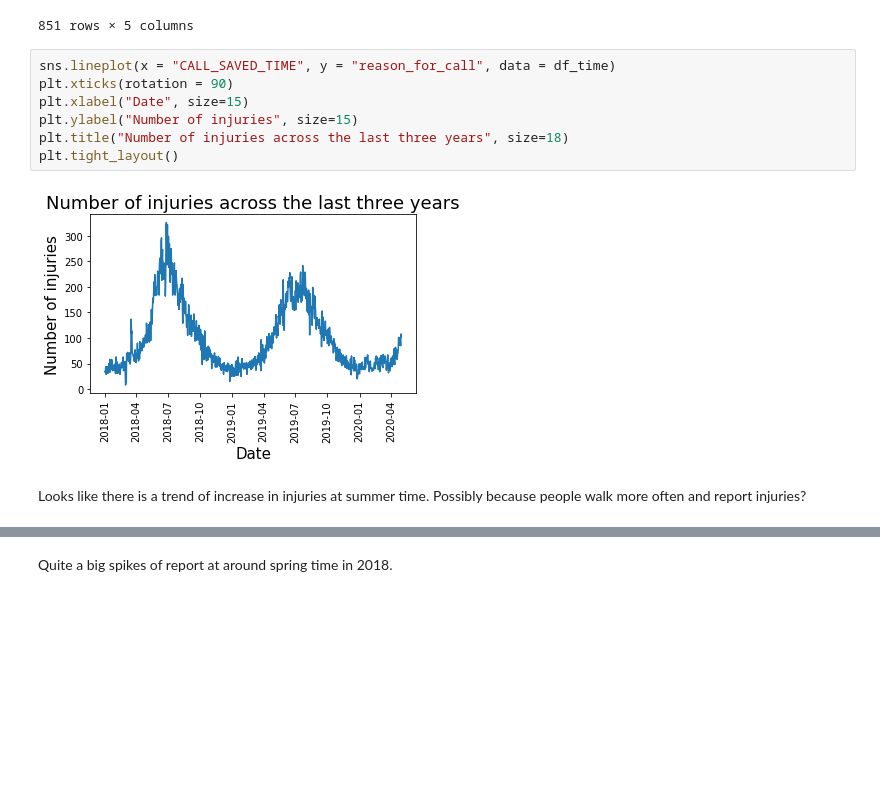
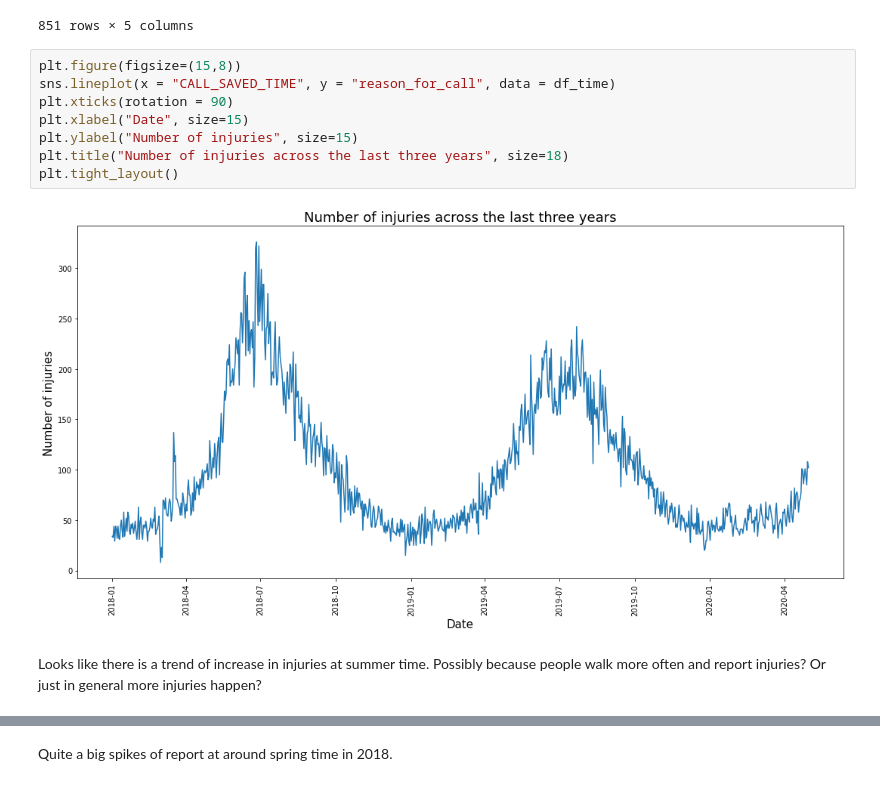
Before and after one commit to vpetrova13/final_project_VM, a Jupyter notebook: analysis_and_documentation/wildlife_analysis.ipynb, the cells around one changed output, grey strips where cells are left out. Saved outputs shown, nothing was run; the diff lists cells and outputs as text; blank space fills up the shorter version.

```diff
--- a/analysis_and_documentation/wildlife_analysis.ipynb
+++ b/analysis_and_documentation/wildlife_analysis.ipynb
@@ -102,14 +103,15 @@ df_time
 | 2020-04-30 | 102 | 102 | 102 | 102 | 102 |
 851 rows × 5 columns
 # %%
+plt.figure(figsize=(15,8))
 sns.lineplot(x = "CALL_SAVED_TIME", y = "reason_for_call", data = df_time)
 plt.xticks(rotation = 90)
 plt.xlabel("Date", size=15)
 plt.ylabel("Number of injuries", size=15)
 plt.title("Number of injuries across the last three years", size=18)
 plt.tight_layout()
 # %% [output]
-[figure, old version]
+[figure, new version]
 # %% [markdown]
-Looks like there is a trend of increase in injuries at summer time. Possibly because people walk more often and report injuries?
+Looks like there is a trend of increase in injuries at summer time. Possibly because people walk more often and report injuries? Or just in general more injuries happen?
 # %%
```
Also changed, not shown: parts of 27 cells of this notebook, 2 other files.
